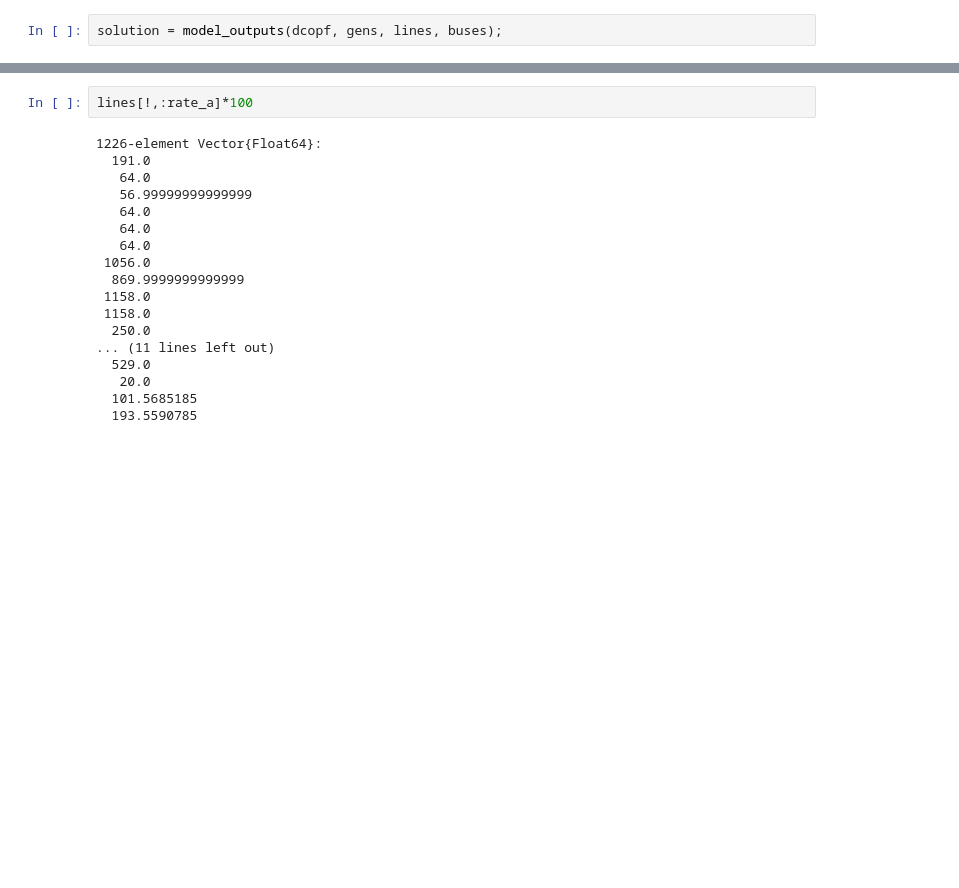
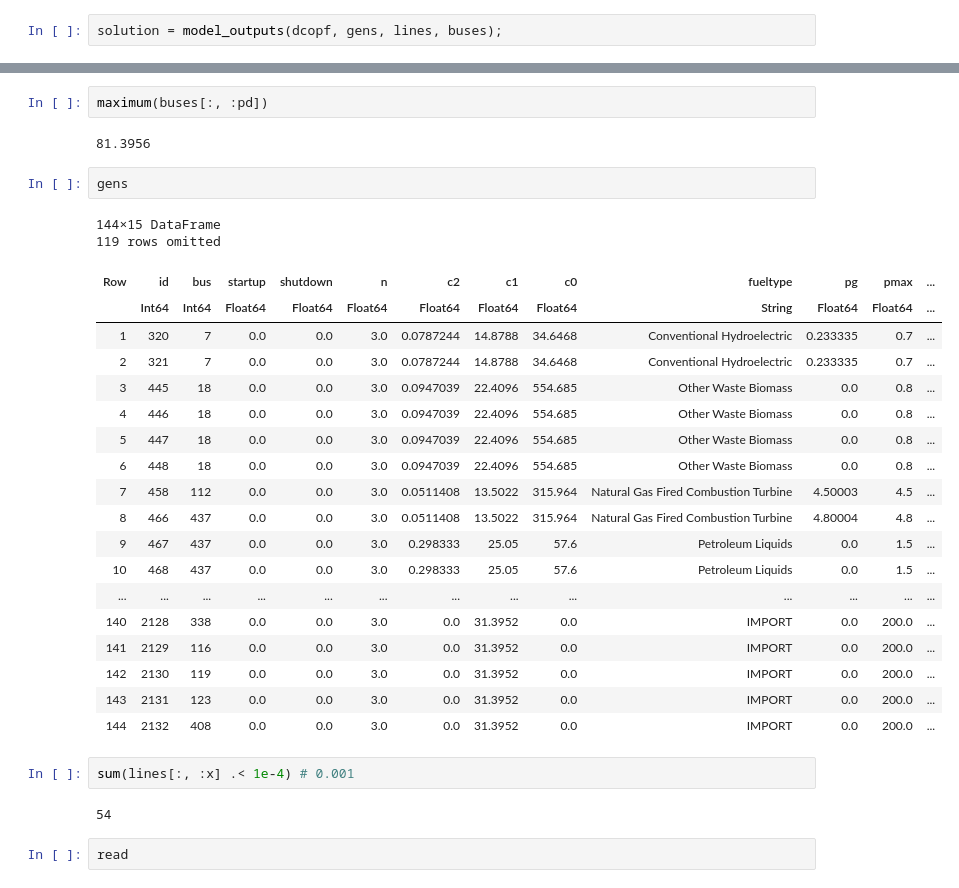
Before and after one commit to asedlak-ucsd/MAE243-Project, a Jupyter notebook: src/Initial-Model-Formulation.ipynb, the cells around one changed output, grey strips where cells are left out. Drawn from its saved outputs; the diff is of its cells as text; blank space fills up the shorter version.

```diff
--- a/src/Initial-Model-Formulation.ipynb
+++ b/src/Initial-Model-Formulation.ipynb
@@ -287,22 +298,35 @@ end
 # %% [output]
 initialize_model (generic function with 1 method)
 # %%
-lines[!,:rate_a]*100
+maximum(buses[:, :pd])
 # %% [output]
-1226-element Vector{Float64}:
-  191.0
-   64.0
-   56.99999999999999
-   64.0
-   64.0
-   64.0
- 1056.0
-  869.9999999999999
- 1158.0
- 1158.0
-  250.0
-... (11 lines left out)
-  529.0
-   20.0
-  101.5685185
-  193.5590785
+81.3956
+# %%
+gens
+# %% [output]
+144×15 DataFrame
+119 rows omitted
+| Row | id | bus | startup | shutdown | n | c2 | c1 | c0 | fueltype | pg | pmax | ... |
+|  | Int64 | Int64 | Float64 | Float64 | Float64 | Float64 | Float64 | Float64 | String | Float64 | Float64 | ... |
+| 1 | 320 | 7 | 0.0 | 0.0 | 3.0 | 0.0787244 | 14.8788 | 34.6468 | Conventional Hydroelectric | 0.233335 | 0.7 | ... |
+| 2 | 321 | 7 | 0.0 | 0.0 | 3.0 | 0.0787244 | 14.8788 | 34.6468 | Conventional Hydroelectric | 0.233335 | 0.7 | ... |
+| 3 | 445 | 18 | 0.0 | 0.0 | 3.0 | 0.0947039 | 22.4096 | 554.685 | Other Waste Biomass | 0.0 | 0.8 | ... |
+| 4 | 446 | 18 | 0.0 | 0.0 | 3.0 | 0.0947039 | 22.4096 | 554.685 | Other Waste Biomass | 0.0 | 0.8 | ... |
+| 5 | 447 | 18 | 0.0 | 0.0 | 3.0 | 0.0947039 | 22.4096 | 554.685 | Other Waste Biomass | 0.0 | 0.8 | ... |
+| 6 | 448 | 18 | 0.0 | 0.0 | 3.0 | 0.0947039 | 22.4096 | 554.685 | Other Waste Biomass | 0.0 | 0.8 | ... |
+| 7 | 458 | 112 | 0.0 | 0.0 | 3.0 | 0.0511408 | 13.5022 | 315.964 | Natural Gas Fired Combustion Turbine | 4.50003 | 4.5 | ... |
+| 8 | 466 | 437 | 0.0 | 0.0 | 3.0 | 0.0511408 | 13.5022 | 315.964 | Natural Gas Fired Combustion Turbine | 4.80004 | 4.8 | ... |
+| 9 | 467 | 437 | 0.0 | 0.0 | 3.0 | 0.298333 | 25.05 | 57.6 | Petroleum Liquids | 0.0 | 1.5 | ... |
+| 10 | 468 | 437 | 0.0 | 0.0 | 3.0 | 0.298333 | 25.05 | 57.6 | Petroleum Liquids | 0.0 | 1.5 | ... |
+| ... | ... | ... | ... | ... | ... | ... | ... | ... | ... | ... | ... | ... |
+| 140 | 2128 | 338 | 0.0 | 0.0 | 3.0 | 0.0 | 31.3952 | 0.0 | IMPORT | 0.0 | 200.0 | ... |
+| 141 | 2129 | 116 | 0.0 | 0.0 | 3.0 | 0.0 | 31.3952 | 0.0 | IMPORT | 0.0 | 200.0 | ... |
+| 142 | 2130 | 119 | 0.0 | 0.0 | 3.0 | 0.0 | 31.3952 | 0.0 | IMPORT | 0.0 | 200.0 | ... |
+| 143 | 2131 | 123 | 0.0 | 0.0 | 3.0 | 0.0 | 31.3952 | 0.0 | IMPORT | 0.0 | 200.0 | ... |
+| 144 | 2132 | 408 | 0.0 | 0.0 | 3.0 | 0.0 | 31.3952 | 0.0 | IMPORT | 0.0 | 200.0 | ... |
+# %%
+sum(lines[:, :x] .< 1e-4) # 0.001
+# %% [output]
+54
+# %%
+read
```
Also changed, not shown: parts of 9 cells of this notebook, 7 other files.
